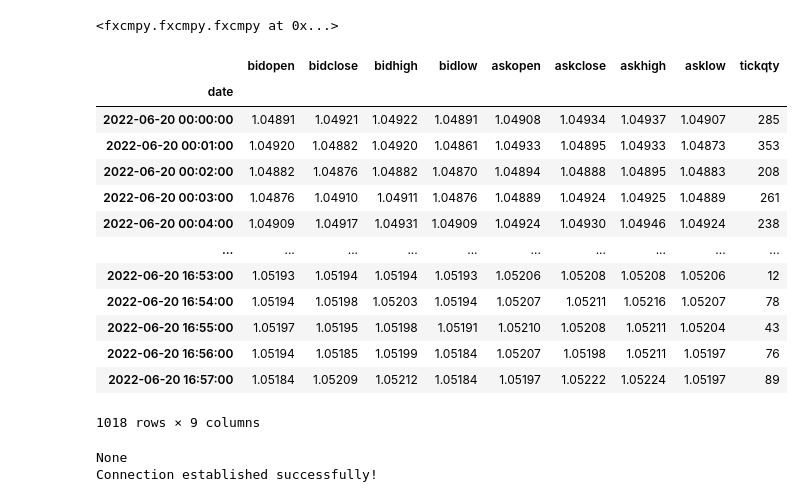
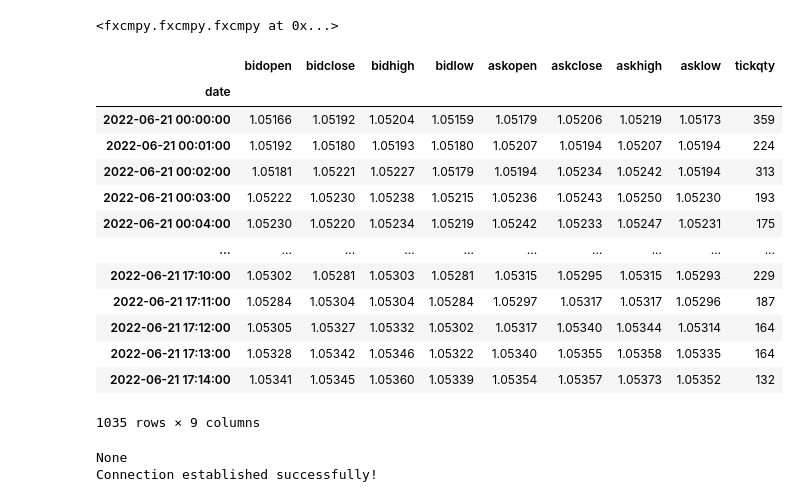
Before and after one commit to sonupal129/affinity, a Jupyter notebook: algo_test.ipynb, the cells around one changed output. Drawn from its saved outputs; the diff is of its cells as text; code cells hidden in the pictures.

```diff
--- a/algo_test.ipynb
+++ b/algo_test.ipynb
@@ -10,30 +10,30 @@ con
 # %%
 import datetime as dt
 from icecream import ic
 import socketio, engineio
 from django.conf import settings
 
-start = dt.datetime(2022,6,20)
-end = dt.datetime(2022,6,21)
+start = dt.datetime(2022,6,21)
+end = dt.datetime(2022,6,22)
 data = con.get_candles('EUR/USD', period='m1', start=start, end=end) #number=250 start=start, end=end
 # data.to_csv("may.csv")
 connection = con
 data
 # %% [output]
 |  | bidopen | bidclose | bidhigh | bidlow | askopen | askclose | askhigh | asklow | tickqty |
 | date |  |  |  |  |  |  |  |  |  |
-| 2022-06-20 00:00:00 | 1.04891 | 1.04921 | 1.04922 | 1.04891 | 1.04908 | 1.04934 | 1.04937 | 1.04907 | 285 |
-| 2022-06-20 00:01:00 | 1.04920 | 1.04882 | 1.04920 | 1.04861 | 1.04933 | 1.04895 | 1.04933 | 1.04873 | 353 |
-| 2022-06-20 00:02:00 | 1.04882 | 1.04876 | 1.04882 | 1.04870 | 1.04894 | 1.04888 | 1.04895 | 1.04883 | 208 |
-| 2022-06-20 00:03:00 | 1.04876 | 1.04910 | 1.04911 | 1.04876 | 1.04889 | 1.04924 | 1.04925 | 1.04889 | 261 |
-| 2022-06-20 00:04:00 | 1.04909 | 1.04917 | 1.04931 | 1.04909 | 1.04924 | 1.04930 | 1.04946 | 1.04924 | 238 |
+| 2022-06-21 00:00:00 | 1.05166 | 1.05192 | 1.05204 | 1.05159 | 1.05179 | 1.05206 | 1.05219 | 1.05173 | 359 |
+| 2022-06-21 00:01:00 | 1.05192 | 1.05180 | 1.05193 | 1.05180 | 1.05207 | 1.05194 | 1.05207 | 1.05194 | 224 |
+| 2022-06-21 00:02:00 | 1.05181 | 1.05221 | 1.05227 | 1.05179 | 1.05194 | 1.05234 | 1.05242 | 1.05194 | 313 |
+| 2022-06-21 00:03:00 | 1.05222 | 1.05230 | 1.05238 | 1.05215 | 1.05236 | 1.05243 | 1.05250 | 1.05230 | 193 |
+| 2022-06-21 00:04:00 | 1.05230 | 1.05220 | 1.05234 | 1.05219 | 1.05242 | 1.05233 | 1.05247 | 1.05231 | 175 |
 | ... | ... | ... | ... | ... | ... | ... | ... | ... | ... |
-| 2022-06-20 16:53:00 | 1.05193 | 1.05194 | 1.05194 | 1.05193 | 1.05206 | 1.05208 | 1.05208 | 1.05206 | 12 |
-| 2022-06-20 16:54:00 | 1.05194 | 1.05198 | 1.05203 | 1.05194 | 1.05207 | 1.05211 | 1.05216 | 1.05207 | 78 |
-| 2022-06-20 16:55:00 | 1.05197 | 1.05195 | 1.05198 | 1.05191 | 1.05210 | 1.05208 | 1.05211 | 1.05204 | 43 |
-| 2022-06-20 16:56:00 | 1.05194 | 1.05185 | 1.05199 | 1.05184 | 1.05207 | 1.05198 | 1.05211 | 1.05197 | 76 |
-| 2022-06-20 16:57:00 | 1.05184 | 1.05209 | 1.05212 | 1.05184 | 1.05197 | 1.05222 | 1.05224 | 1.05197 | 89 |
+| 2022-06-21 17:10:00 | 1.05302 | 1.05281 | 1.05303 | 1.05281 | 1.05315 | 1.05295 | 1.05315 | 1.05293 | 229 |
+| 2022-06-21 17:11:00 | 1.05284 | 1.05304 | 1.05304 | 1.05284 | 1.05297 | 1.05317 | 1.05317 | 1.05296 | 187 |
+| 2022-06-21 17:12:00 | 1.05305 | 1.05327 | 1.05332 | 1.05302 | 1.05317 | 1.05340 | 1.05344 | 1.05314 | 164 |
+| 2022-06-21 17:13:00 | 1.05328 | 1.05342 | 1.05346 | 1.05322 | 1.05340 | 1.05355 | 1.05358 | 1.05335 | 164 |
+| 2022-06-21 17:14:00 | 1.05341 | 1.05345 | 1.05360 | 1.05339 | 1.05354 | 1.05357 | 1.05373 | 1.05352 | 132 |
-1018 rows × 9 columns
+1035 rows × 9 columns
 # %%
 import django
 django.setup()
```
Also changed, not shown: parts of 4 cells of this notebook, 2 other files.
